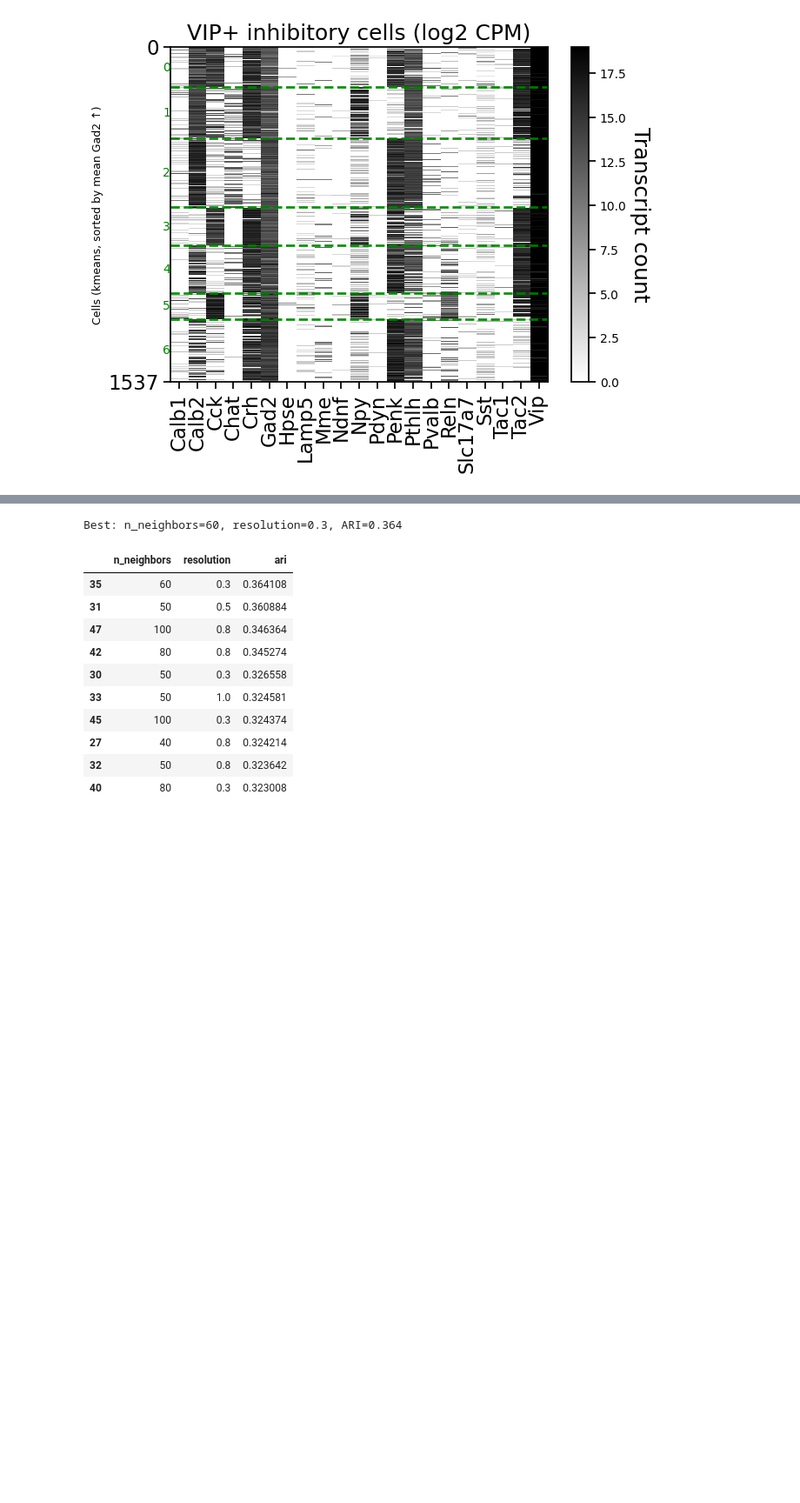
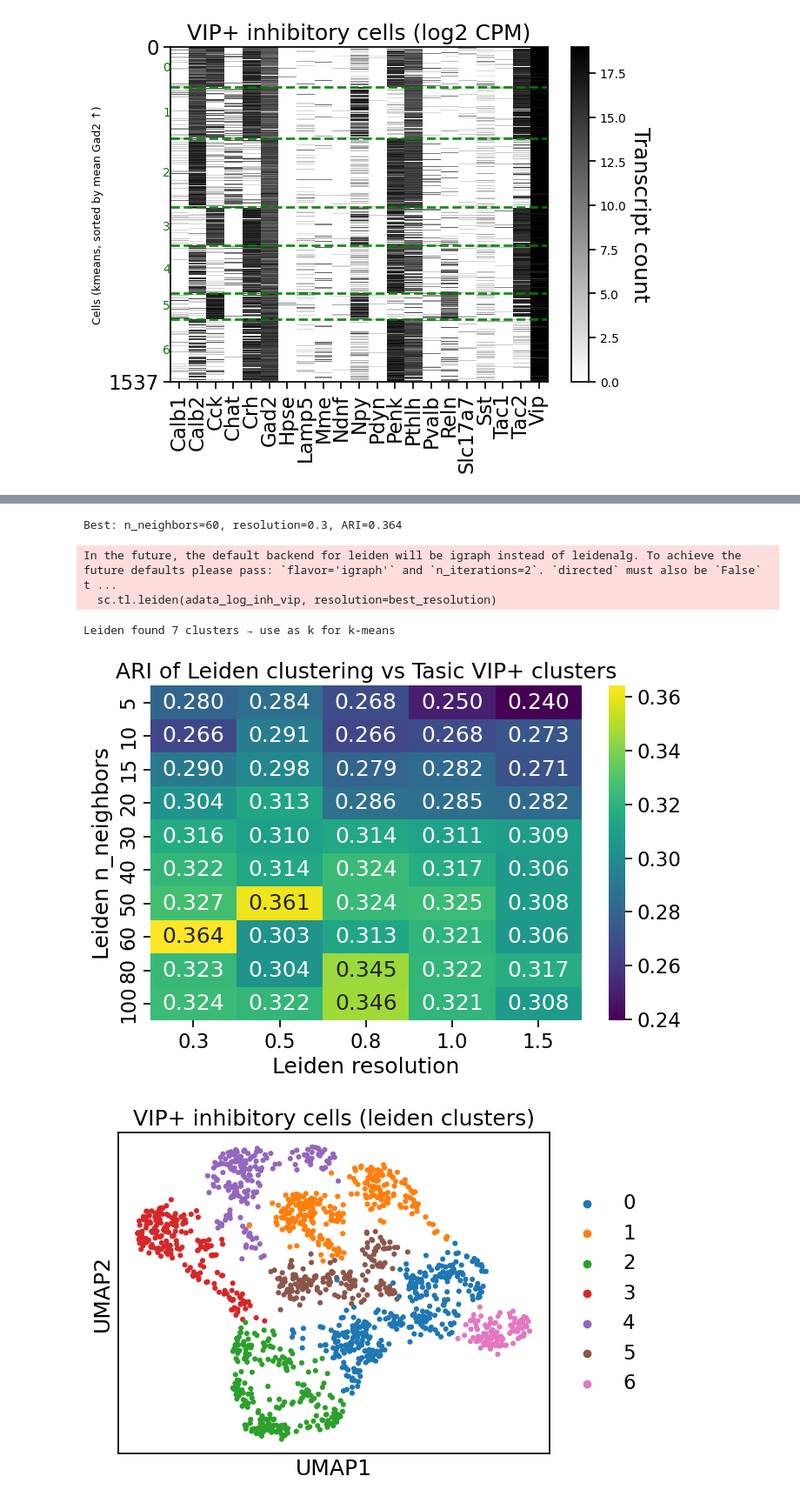
Before and after one commit to AllenNeuralDynamics/hcr-integrated-qc-capsule, a Jupyter notebook: code/cluster_validation/20260506-smartseq-tasic2018.ipynb, the cells around one changed output, grey strips where cells are left out. Shown at 87% size. Saved outputs shown, nothing was run; the diff lists cells and outputs as text; code cells hidden in the pictures; blank space fills up the shorter version.

```diff
--- a/code/cluster_validation/20260506-smartseq-tasic2018.ipynb
+++ b/code/cluster_validation/20260506-smartseq-tasic2018.ipynb
@@ -375,48 +526,47 @@ adata_log_inh_vip.obs
 # %%
-from sklearn.metrics import adjusted_rand_score
+# Use generic clustering function for VIP+ cells
+adata_log_inh_vip, vip_results = cluster_validation_utils.cluster_gene_positive_cells(
+    adata_log_inh,
+    gene="Vip",
+    expression_threshold=15,
+    reference_cluster_col="cluster",
+    compute_umap=True
+)
 
-sweep_results = []
-for n_neighbors in [5, 10, 15, 20, 30, 40,50,60,80,100]:
-    for resolution in [0.3, 0.5, 0.8, 1.0, 1.5]:
-        sc.pp.neighbors(adata_log_inh_vip, use_rep="X", n_neighbors=n_neighbors)
-        sc.tl.leiden(adata_log_inh_vip, resolution=resolution, key_added="leiden_test")
-        ari = adjusted_rand_score(
-            adata_log_inh_vip.obs["cluster"],
-            adata_log_inh_vip.obs["leiden_test"],
-        )
-        sweep_results.append({"n_neighbors": n_neighbors, "resolution": resolution, "ari": ari})
+# Plot parameter sweep heatmap
+fig = cluster_validation_utils.plot_clustering_sweep_heatmap(
+    vip_results["sweep_df"],
+    metric_col="ari",
+    title="ARI of Leiden clustering vs Tasic VIP+ clusters"
+)
+plt.show()
 
-sweep_df = pd.DataFrame(sweep_results).sort_values("ari", ascending=False)
-best = sweep_df.iloc[0]
-print(f"Best: n_neighbors={int(best.n_neighbors)}, resolution={best.resolution:.1f}, ARI={best.ari:.3f}")
-sweep_df.head(10)
+# Plot UMAPs with different colorings
+sc.pl.umap(adata_log_inh_vip, color="leiden", title="VIP+ inhibitory cells (leiden clusters)")
+sc.pl.umap(adata_log_inh_vip, color="subclass", title="VIP+ inhibitory cells (subclass)")
+sc.pl.umap(adata_log_inh_vip, color="cluster", title="VIP+ inhibitory cells (original cluster)")
+sc.pl.umap(adata_log_inh_vip, color="class", title="VIP+ inhibitory cells (class)")
 # %% [output]
 In the future, the default backend for leiden will be igraph instead of leidenalg. To achieve the future defaults please pass: `flavor='igraph'` and `n_iterations=2`. `directed` must also be `False` t ...
   sc.tl.leiden(adata_log_inh_vip, resolution=resolution, key_added="leiden_test")
 In the future, the default backend for leiden will be igraph instead of leidenalg. To achieve the future defaults please pass: `flavor='igraph'` and `n_iterations=2`. `directed` must also be `False` t ...
   sc.tl.leiden(adata_log_inh_vip, resolution=resolution, key_added="leiden_test")
 In the future, the default backend for leiden will be igraph instead of leidenalg. To achieve the future defaults please pass: `flavor='igraph'` and `n_iterations=2`. `directed` must also be `False` t ...
   sc.tl.leiden(adata_log_inh_vip, resolution=resolution, key_added="leiden_test")
 In the future, the default backend for leiden will be igraph instead of leidenalg. To achieve the future defaults please pass: `flavor='igraph'` and `n_iterations=2`. `directed` must also be `False` t ...
   sc.tl.leiden(adata_log_inh_vip, resolution=resolution, key_added="leiden_test")
 In the future, the default backend for leiden will be igraph instead of leidenalg. To achieve the future defaults please pass: `flavor='igraph'` and `n_iterations=2`. `directed` must also be `False` t ...
   sc.tl.leiden(adata_log_inh_vip, resolution=resolution, key_added="leiden_test")
 In the future, the default backend for leiden will be igraph instead of leidenalg. To achieve the future defaults please pass: `flavor='igraph'` and `n_iterations=2`. `directed` must also be `False` t ...
   sc.tl.leiden(adata_log_inh_vip, resolution=resolution, key_added="leiden_test")
 ... (84 lines left out)
 In the future, the default backend for leiden will be igraph instead of leidenalg. To achieve the future defaults please pass: `flavor='igraph'` and `n_iterations=2`. `directed` must also be `False` t ...
   sc.tl.leiden(adata_log_inh_vip, resolution=resolution, key_added="leiden_test")
 In the future, the default backend for leiden will be igraph instead of leidenalg. To achieve the future defaults please pass: `flavor='igraph'` and `n_iterations=2`. `directed` must also be `False` t ...
   sc.tl.leiden(adata_log_inh_vip, resolution=resolution, key_added="leiden_test")
 Best: n_neighbors=60, resolution=0.3, ARI=0.364
-|  | n_neighbors | resolution | ari |
-| 35 | 60 | 0.3 | 0.364108 |
-| 31 | 50 | 0.5 | 0.360884 |
-| 47 | 100 | 0.8 | 0.346364 |
-| 42 | 80 | 0.8 | 0.345274 |
-| 30 | 50 | 0.3 | 0.326558 |
-| 33 | 50 | 1.0 | 0.324581 |
-| 45 | 100 | 0.3 | 0.324374 |
-| 27 | 40 | 0.8 | 0.324214 |
-| 32 | 50 | 0.8 | 0.323642 |
-| 40 | 80 | 0.3 | 0.323008 |
+In the future, the default backend for leiden will be igraph instead of leidenalg. To achieve the future defaults please pass: `flavor='igraph'` and `n_iterations=2`. `directed` must also be `False` t ...
+  sc.tl.leiden(adata_log_inh_vip, resolution=best_resolution)
+Leiden found 7 clusters → use as k for k-means
+[figure, added]
+[figure, added]
```
Also changed, not shown: parts of 22 cells of this notebook, 1 other file.
